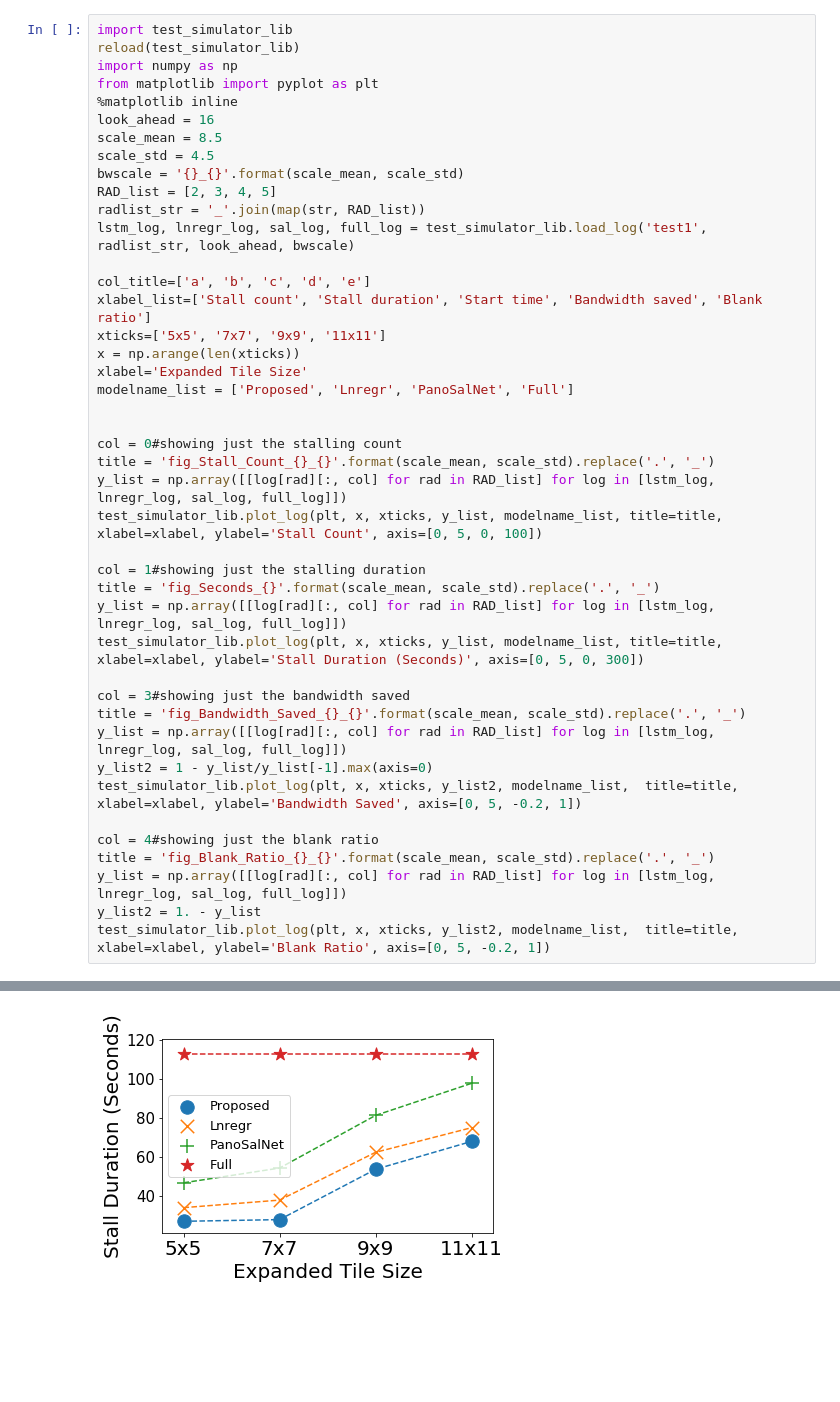
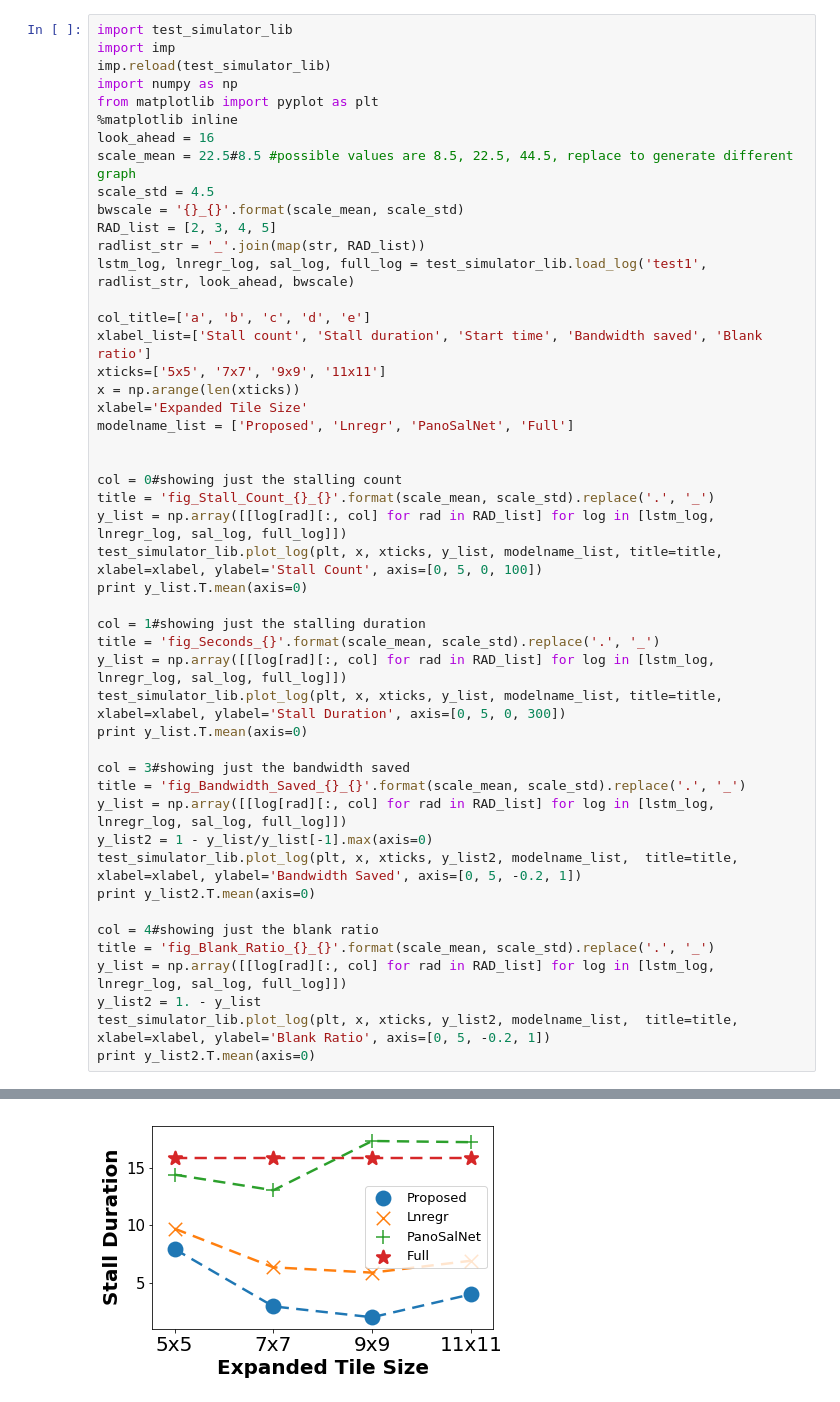
Before and after one commit to phananh1010/tracesim, a Jupyter notebook: visualize_result.ipynb, the cells around one changed output, grey strips where cells are left out. Cells and saved outputs as stored; diff of their text form; blank space fills up the shorter version.

Commit message:
recent change in a way to visualize final results

```diff
--- a/visualize_result.ipynb
+++ b/visualize_result.ipynb
@@ -1,11 +1,12 @@
 # %%
 import test_simulator_lib
-reload(test_simulator_lib)
+import imp
+imp.reload(test_simulator_lib)
 import numpy as np
 from matplotlib import pyplot as plt
 %matplotlib inline
 look_ahead = 16
-scale_mean = 8.5
+scale_mean = 22.5#8.5 #possible values are 8.5, 22.5, 44.5, replace to generate different graph
 scale_std = 4.5
 bwscale = '{}_{}'.format(scale_mean, scale_std)
 RAD_list = [2, 3, 4, 5]
@@ -24,21 +25,25 @@ col = 0#showing just the stalling count
 title = 'fig_Stall_Count_{}_{}'.format(scale_mean, scale_std).replace('.', '_')
 y_list = np.array([[log[rad][:, col] for rad in RAD_list] for log in [lstm_log, lnregr_log, sal_log, full_log]])
 test_simulator_lib.plot_log(plt, x, xticks, y_list, modelname_list, title=title, xlabel=xlabel, ylabel='Stall Count', axis=[0, 5, 0, 100])
+print y_list.T.mean(axis=0)
 
 col = 1#showing just the stalling duration
 title = 'fig_Seconds_{}'.format(scale_mean, scale_std).replace('.', '_')
 y_list = np.array([[log[rad][:, col] for rad in RAD_list] for log in [lstm_log, lnregr_log, sal_log, full_log]])
-test_simulator_lib.plot_log(plt, x, xticks, y_list, modelname_list, title=title, xlabel=xlabel, ylabel='Stall Duration (Seconds)', axis=[0, 5, 0, 300])
+test_simulator_lib.plot_log(plt, x, xticks, y_list, modelname_list, title=title, xlabel=xlabel, ylabel='Stall Duration', axis=[0, 5, 0, 300])
+print y_list.T.mean(axis=0)
 
 col = 3#showing just the bandwidth saved
 title = 'fig_Bandwidth_Saved_{}_{}'.format(scale_mean, scale_std).replace('.', '_')
 y_list = np.array([[log[rad][:, col] for rad in RAD_list] for log in [lstm_log, lnregr_log, sal_log, full_log]])
 y_list2 = 1 - y_list/y_list[-1].max(axis=0)
 test_simulator_lib.plot_log(plt, x, xticks, y_list2, modelname_list,  title=title, xlabel=xlabel, ylabel='Bandwidth Saved', axis=[0, 5, -0.2, 1])
+print y_list2.T.mean(axis=0)
 
 col = 4#showing just the blank ratio
 title = 'fig_Blank_Ratio_{}_{}'.format(scale_mean, scale_std).replace('.', '_')
 y_list = np.array([[log[rad][:, col] for rad in RAD_list] for log in [lstm_log, lnregr_log, sal_log, full_log]])
 y_list2 = 1. - y_list
 test_simulator_lib.plot_log(plt, x, xticks, y_list2, modelname_list,  title=title, xlabel=xlabel, ylabel='Blank Ratio', axis=[0, 5, -0.2, 1])
+print y_list2.T.mean(axis=0)
 # %% [output]
@@ -47 +68 @@ test_simulator_lib.plot_log(plt, x, xticks, y_list2, modelname_list,  title=titl
-[figure, old version]
+[figure, new version]
```
Also changed, not shown: parts of 3 cells of this notebook, 5 other files.
